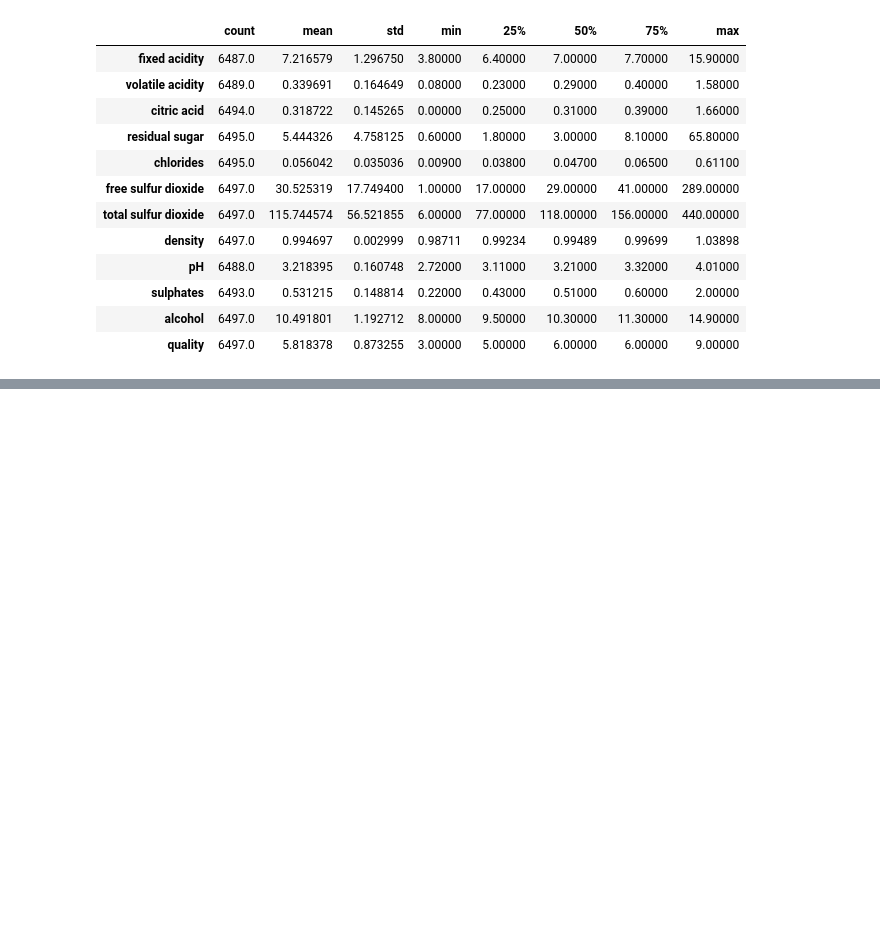
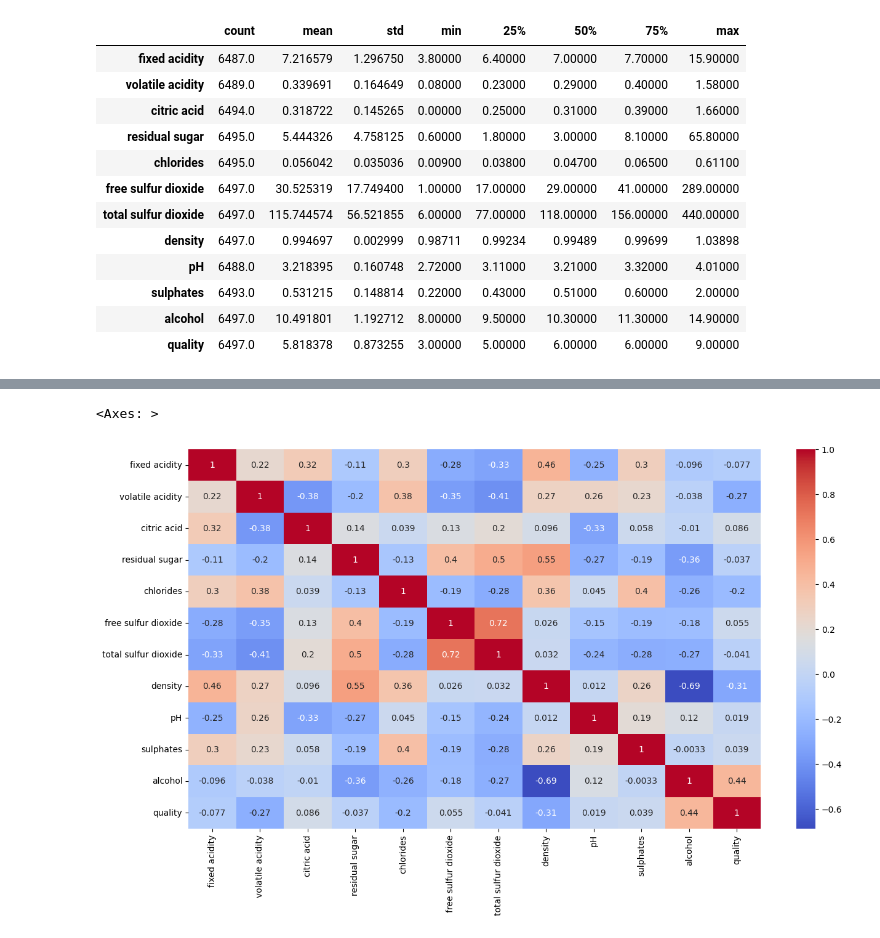
Before and after one commit to snarula31/wine-quality-prediction, a Jupyter notebook: notebook/wine_quality_prediciton_eda.ipynb, the cells around one changed output, grey strips where cells are left out. Cells and saved outputs as stored; diff of their text form; code cells hidden in the pictures; blank space fills up the shorter version.

```diff
--- a/notebook/wine_quality_prediciton_eda.ipynb
+++ b/notebook/wine_quality_prediciton_eda.ipynb
@@ -69,0 +92,5 @@ df.describe().transpose()
+# %%
+# using median to fill missing values
+for column in df.columns:
+    if df[column].isnull().sum() > 0:
+        df[column].fillna(df[column].median(), inplace=True)
@@ -69,0 +122,7 @@ df.describe().transpose()
+# %%
+# Heatmap to visualize the correlation between numerical features
+plt.figure(figsize=(15, 8))
+sns.heatmap(df.corr(numeric_only=True), annot=True, cmap='coolwarm')
+# %% [output]
+<Axes: >
+[figure, added]
```
Also changed, not shown: parts of 15 cells of this notebook.
